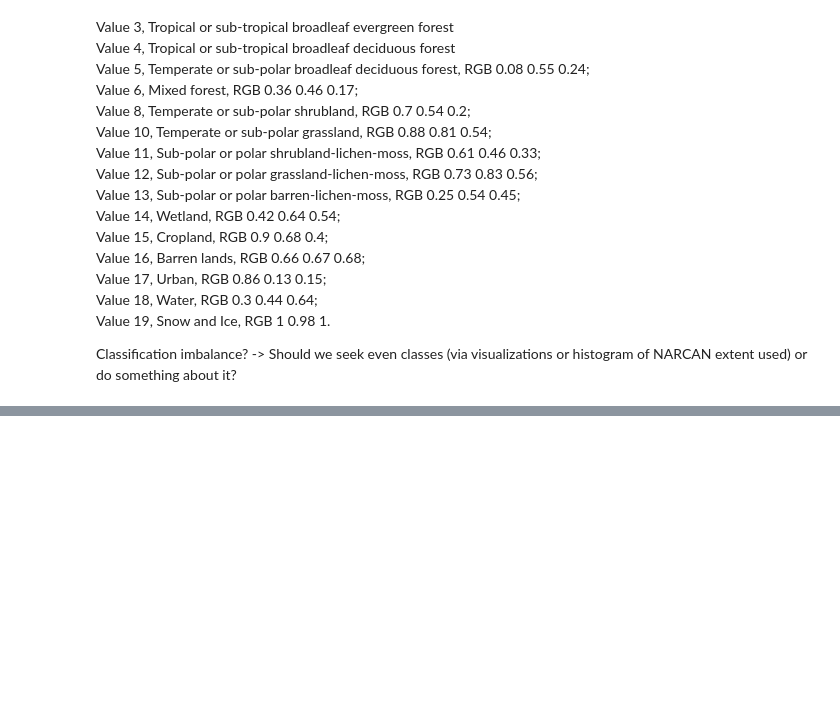
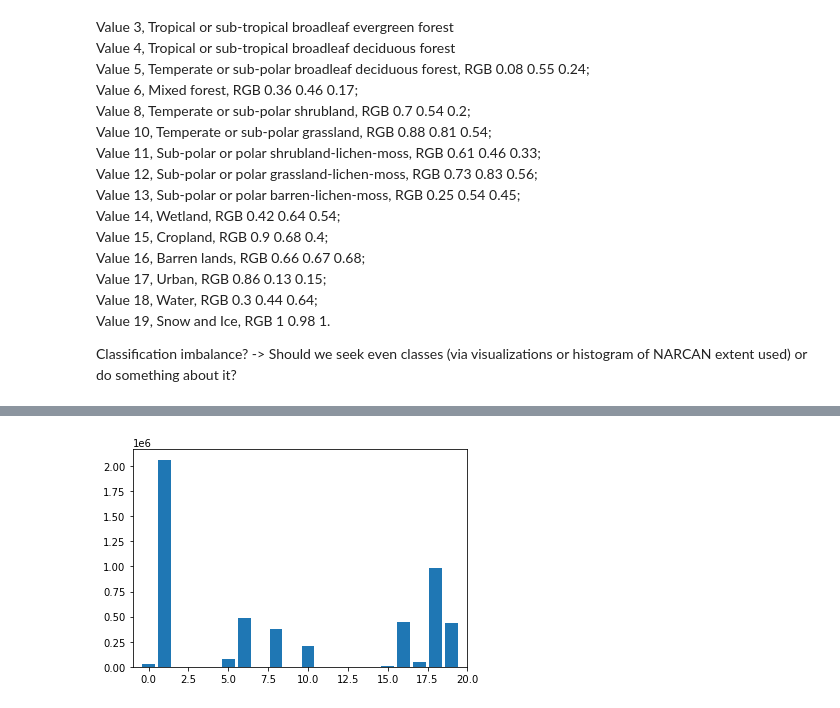
Before and after one commit to fynnweaver/Land_Cover_Classification, a Jupyter notebook: Overview.ipynb, the cells around one changed output, grey strips where cells are left out. Drawn from its saved outputs; the diff is of its cells as text; code cells hidden in the pictures; blank space fills up the shorter version.

```diff
--- a/Overview.ipynb
+++ b/Overview.ipynb
@@ -60,0 +71,21 @@ Classification imbalance? -> Should we seek even classes (via visualizations or
+# %%
+#function to create histogram of scenes class frequency
+def nrcan_hist(img):
+    import numpy as np
+    import pandas as pd
+    from collections import Counter
+
+    im_array = np.array(img)
+
+    #last line is bad values
+    im_array = im_array[:-1]
+
+    #value count
+    freq = Counter(im_array.flatten())
+
+    plt.bar(freq.keys(), freq.values())
+    plt.xlim([-1, 20])
+
+nrcan_hist(im)
+# %% [output]
+[figure, added]
```
Also changed, not shown: parts of 3 cells of this notebook.
